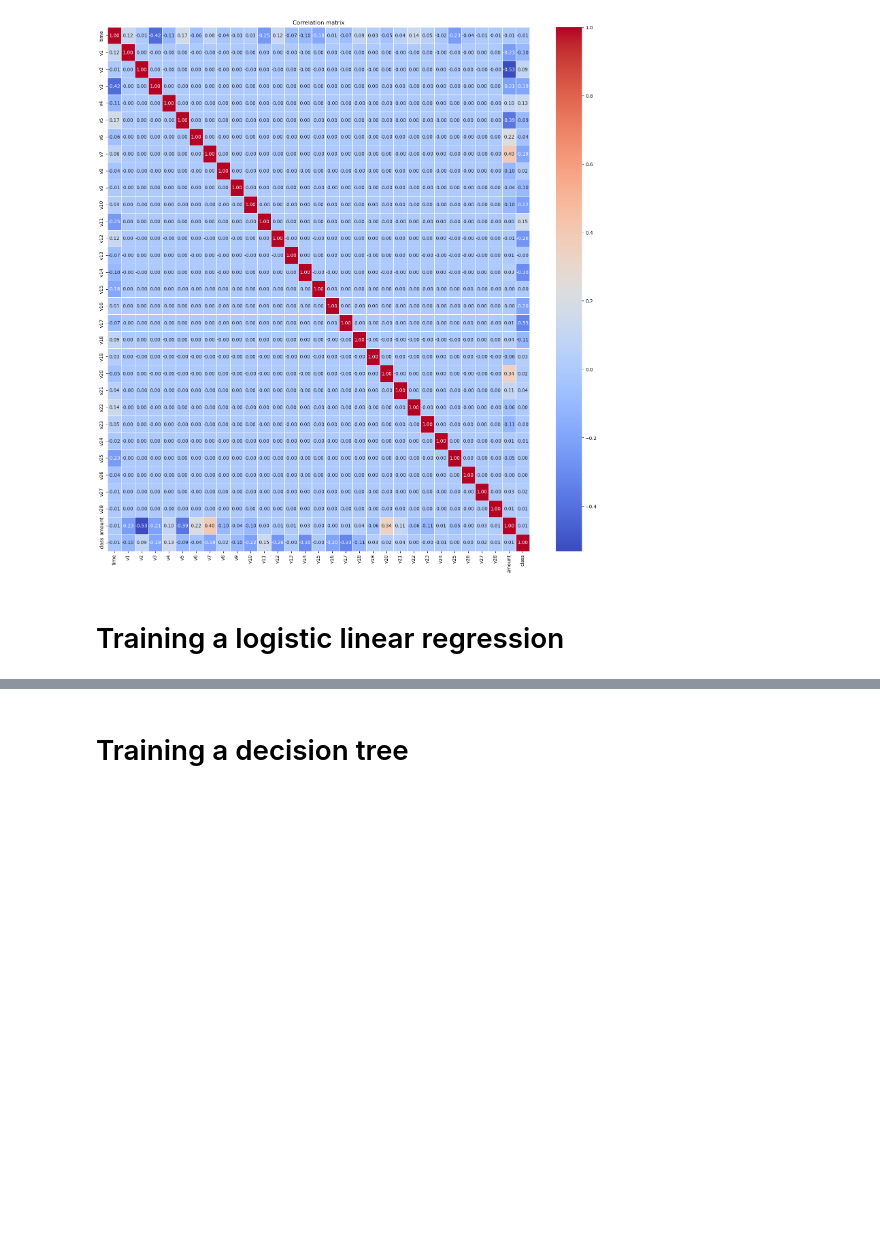
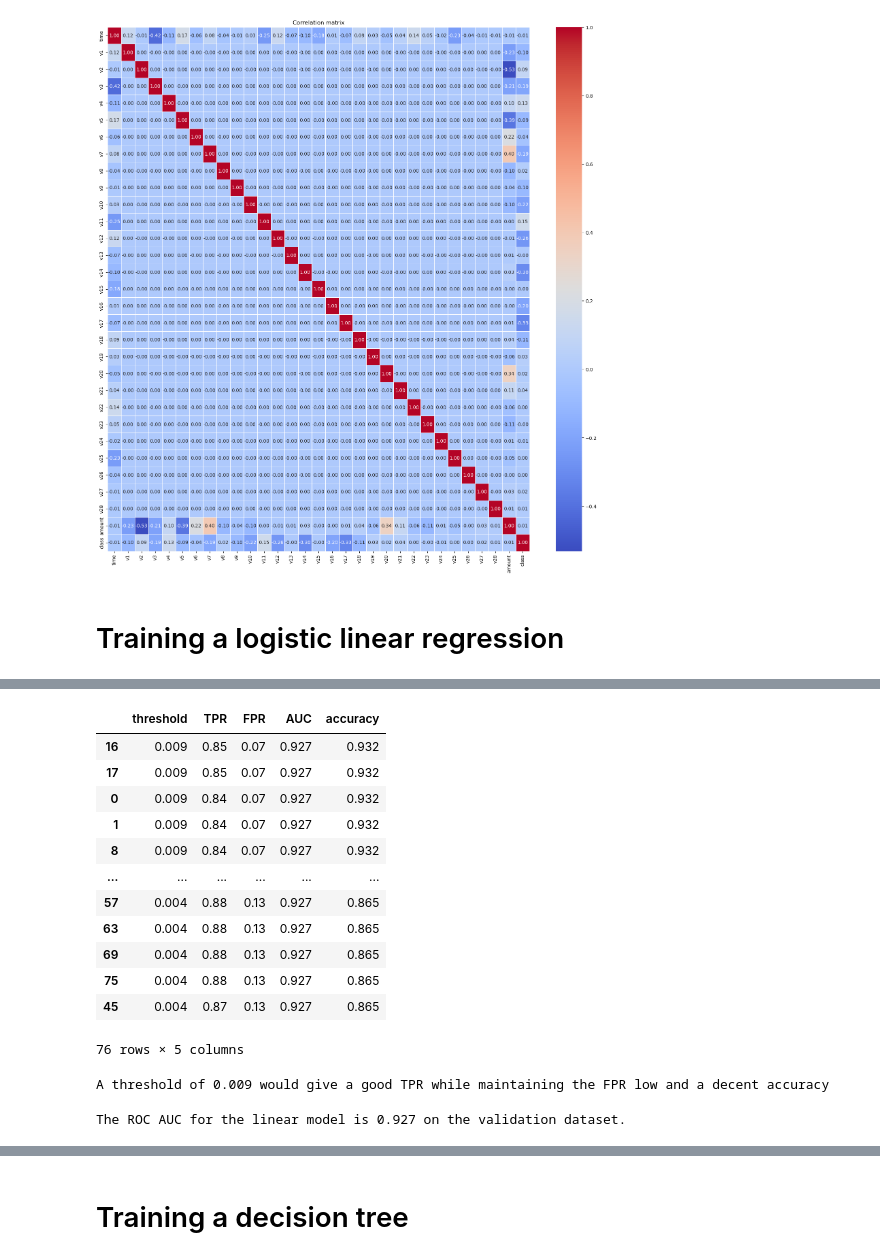
Before and after one commit to angelomarcelino/credit-card-fraud-ml-project, a Jupyter notebook: notebook/notebook.ipynb, the cells around one changed output, grey strips where cells are left out. Saved outputs shown, nothing was run; the diff lists cells and outputs as text; code cells hidden in the pictures; blank space fills up the shorter version.

```diff
--- a/notebook/notebook.ipynb
+++ b/notebook/notebook.ipynb
@@ -459,4 +552,25 @@ plt.show()
 # %%
+#finding the best threshold
 accuracies_df, model, dv, X_train, X_val = evaluate_logistic_regression_accuracy(df_train,y_train, df_val, y_val, thresholds)
-accuracies_df.head()
+combined_df = pd.merge(roc_results_df_filtered, accuracies_df, on="threshold", how='inner')
+combined_df_sorted = combined_df.sort_values(by=["AUC", "accuracy", "TPR", "FPR"], ascending=[False, False, False, True])
+combined_df_sorted
+# %% [output]
+|  | threshold | TPR | FPR | AUC | accuracy |
+| 16 | 0.009 | 0.85 | 0.07 | 0.927 | 0.932 |
+| 17 | 0.009 | 0.85 | 0.07 | 0.927 | 0.932 |
+| 0 | 0.009 | 0.84 | 0.07 | 0.927 | 0.932 |
+| 1 | 0.009 | 0.84 | 0.07 | 0.927 | 0.932 |
+| 8 | 0.009 | 0.84 | 0.07 | 0.927 | 0.932 |
+| ... | ... | ... | ... | ... | ... |
+| 57 | 0.004 | 0.88 | 0.13 | 0.927 | 0.865 |
+| 63 | 0.004 | 0.88 | 0.13 | 0.927 | 0.865 |
+| 69 | 0.004 | 0.88 | 0.13 | 0.927 | 0.865 |
+| 75 | 0.004 | 0.88 | 0.13 | 0.927 | 0.865 |
+| 45 | 0.004 | 0.87 | 0.13 | 0.927 | 0.865 |
+76 rows × 5 columns
+# %%
+print(f'A threshold of {combined_df_sorted.iloc[0]["threshold"]} would give a good TPR while maintaining the FPR low and a decent accuracy')
+# %% [output]
+A threshold of 0.009 would give a good TPR while maintaining the FPR low and a decent accuracy
 # %%
@@ -470,0 +578,7 @@ print(f'The ROC AUC for the linear classification model is: {roc_auc_train} on t
+# %%
+#calculating the roc auc on the validation dataset
+y_val_pred_proba = model.predict_proba(X_val)[:,1]
+val_roc_auc= round(roc_auc_score(y_val, y_val_pred_proba),3)
+print(f'The ROC AUC for the linear model is {val_roc_auc} on the validation dataset.')
+# %% [output]
+The ROC AUC for the linear model is 0.927 on the validation dataset.
```
Also changed, not shown: parts of 53 cells of this notebook.
